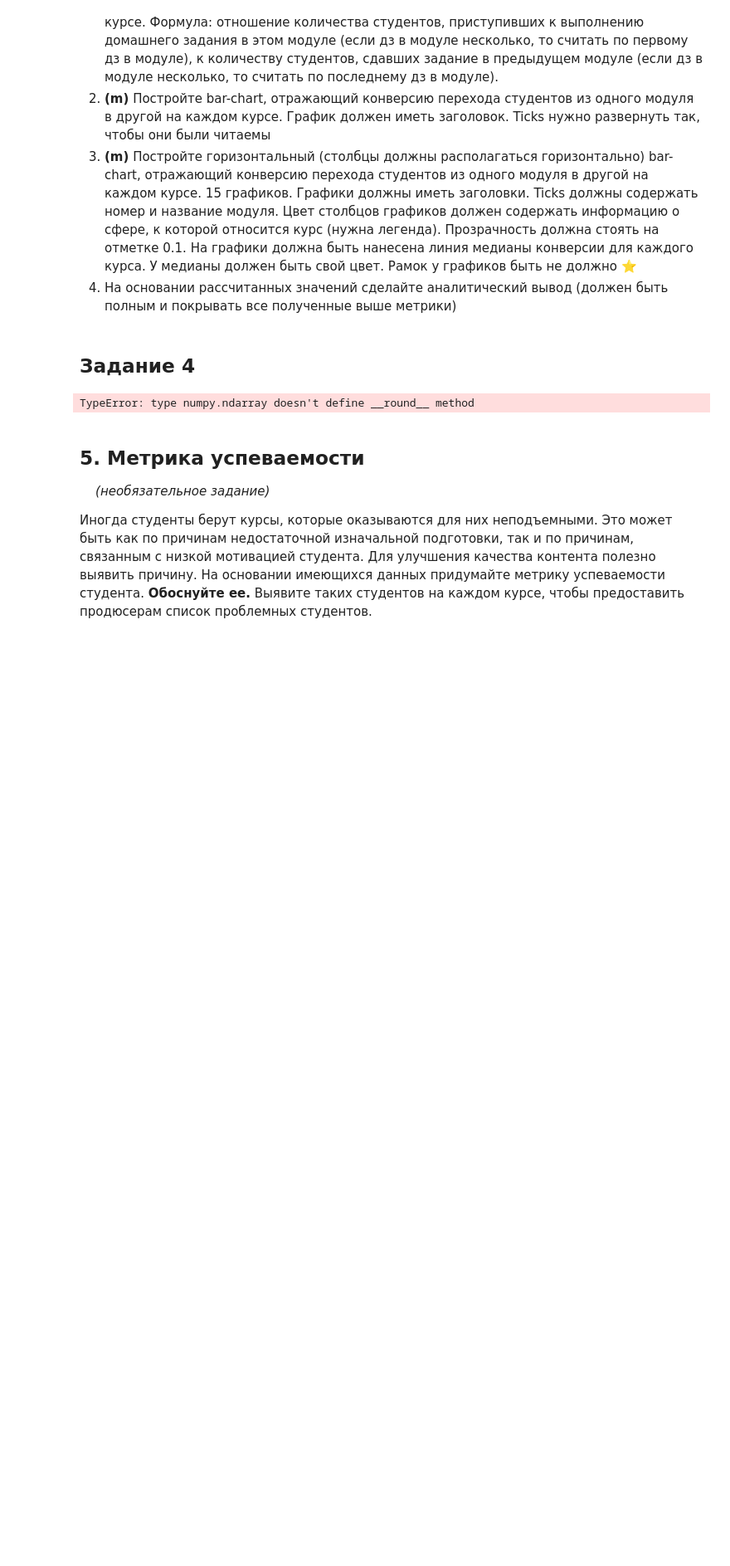
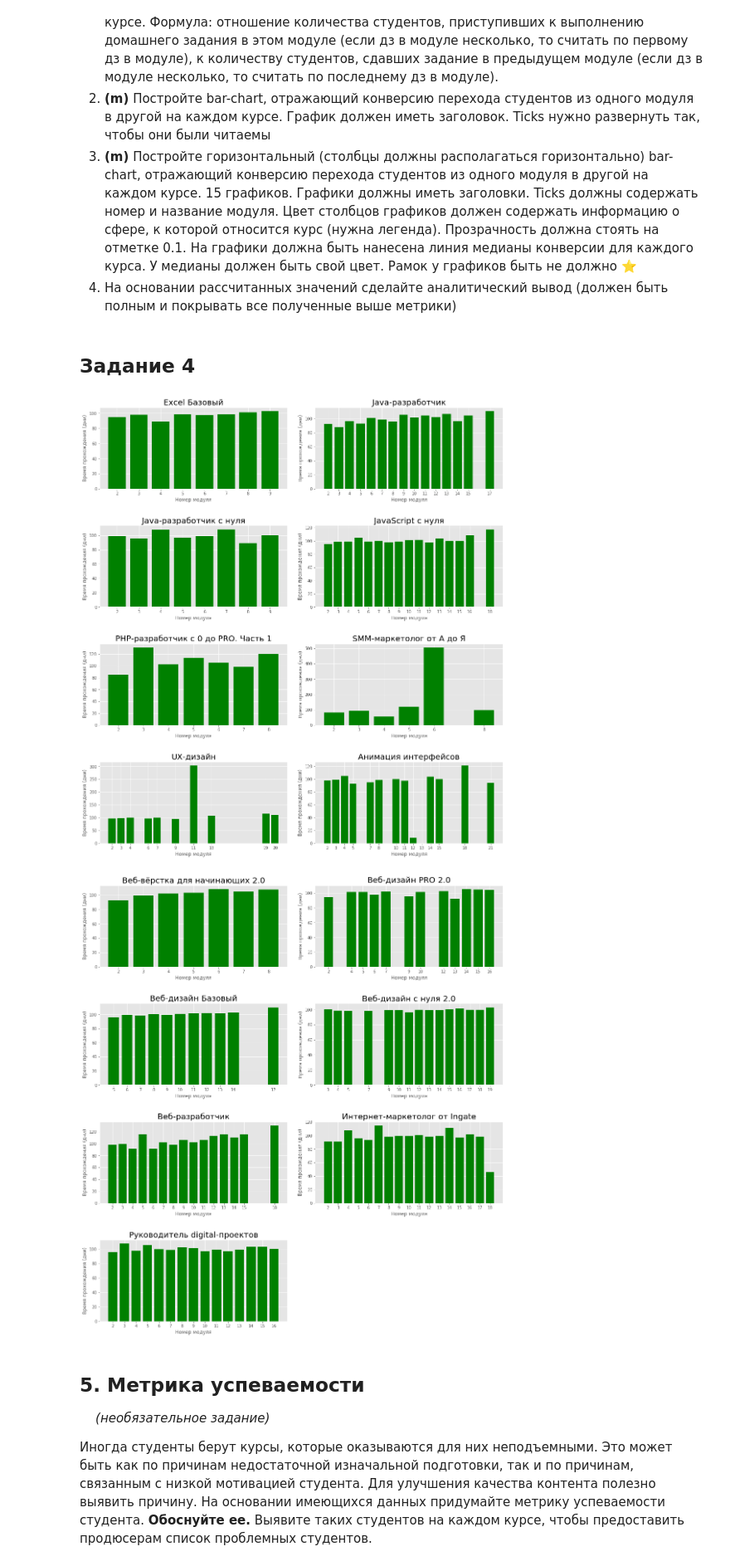
Before and after one commit to Dreeamcatcher/repo, a Jupyter notebook: skillbox/Data analytics - junior/course works/1/Coursework_analytics_1.ipynb, the cells around one changed output. Shown at 83% size. Cells and saved outputs as stored; diff of their text form; code cells hidden in the pictures; blank space fills up the shorter version.

```diff
--- a/skillbox/Data analytics - junior/course works/1/Coursework_analytics_1.ipynb
+++ b/skillbox/Data analytics - junior/course works/1/Coursework_analytics_1.ipynb
@@ -747,20 +747,16 @@ plt.show()
 ## Задание 4
 # %%
 # ЗАДАНИЕ 4.1
-# Посчитать конверсию перехода студентов из одного модуля в другой на каждом курсе.
-# Формула: отношение количества студентов, приступивших к выполнению домашнего задания в этом модуле (если дз в модуле несколько,
-# то считать по первому дз в модуле), к количеству студентов, сдавших задание в предыдущем модуле (если дз в модуле несколько,
-# то считать по последнему дз в модуле).
 
 # ФОРМИРУЕМ ДАТАФРЕМЫ started_df и finished_df, содержащие сведения о количестве студентов (начавших и закончивших) по всем модулям
 
 # формируем датафрейм с номерами модулей и первых уроков, где есть ДЗ
 started_df = homeworks_df.iloc[:,1:4].groupby(['course_title', 'module_number']).agg('first').reset_index()
 # присоединяем к датафрейму данные о всех прогрессах, только по нужным урокам
-started_df = pd.merge(started_df, homeworks_df.iloc[:,1:6], how='inner', on=['course_title', 'module_number', 'lesson_number'])
+started_df = pd.merge(started_df, homeworks_df.iloc[:,1:4], how='inner', on=['course_title', 'module_number', 'lesson_number'])
 # продолжаем работу только с прогрессами имеющими статус start или done
-started_df = started_df[(started_df.status == 'start') | (started_df.status == 'done')]
-started_df.drop(['status', 'student_id'], axis='columns', inplace=True)
+# started_df = started_df[(started_df.status == 'start') | (started_df.status == 'done')]
+# started_df.drop(['status', 'student_id'], axis='columns', inplace=True)
 # считаем количество прогрессов в каждом модуле
 started_df = started_df.groupby(['course_title', 'module_number']).agg('count').reset_index()
 started_df.rename(columns={'lesson_number' : 'start_count'}, inplace=True)
@@ -775,29 +771,56 @@ finished_df.drop(['status', 'student_id'], axis='columns', inplace=True)
 # считаем количество прогрессов в каждом модуле
 finished_df = finished_df.groupby(['course_title', 'module_number']).agg('count').reset_index()
 finished_df.rename(columns={'lesson_number' : 'finish_count'}, inplace=True)
-
 # объединяем данные в датафрейм conversion_df (из датафреймов started_df и finished_df)
 conversion_df = pd.merge(started_df, finished_df, how='outer', on=['course_title', 'module_number'])
 # заполняем пустые значения нулями
 conversion_df.fillna(value=0, inplace=True)
-
 # формируем словарь conversion_dict, содержащий показатели конверсии по курсам
 conversion_dict = {}
 def fill_conversion_dict(group):
+    """заполняет словарь conversion_dict показателями конверсии"""
     conversion_dict[group['course_title'].values[0]] = (group['start_count'].values[1:] / group['finish_count'].values[:-1]) * 100
 
 conversion_df.groupby(['course_title']).apply(fill_conversion_dict)
 
-# conversion_df['finish_count'] = conversion_df['finish_count'].apply(lambda x: 0 if pd.isnull(x) else x)
+# удаляем первый модуль в каждом курсе
+conversion_df = conversion_df.groupby('course_title').apply(lambda group: group.iloc[1:,1:]).reset_index()
+# соединяем все показатели конверсии в список, для последующего присоединения к датафрейму
+conversion_values = [conv for conv_list in conversion_dict.values() for conv in conv_list]
+# создаем столбец conversion и заполняем значениями списка conversion_values
+conversion_df['conversion'] = conversion_values
+# удаляем лишние столбцы
+conversion_df.drop(['level_1', 'start_count', 'finish_count'], axis='columns', inplace=True)
 
- # df.groupby('x').apply(lambda x:
- #             Series({'r': (x.y + x.z).sum() / x.z.sum(),
- #                     's': (x.y + x.z ** 2).sum() / x.z.sum()}))
-
-
-# mask =  [start_df['course_title'] == title].month.apply(
-#     lambda x: any(month_item[-2:] == str_month for month_item in x)
-# )
-# start_df[start_df['course_title'] == title][mask].weight.sum()
+conversion_df.head(10)
-# %% [output]
-TypeError: type numpy.ndarray doesn't define __round__ method
+# %%
+# ЗАДАНИЕ 4.2
+
+subplots = [] # двумерный массив полотен [fig_1[subplots..], fig_2[subplots..]]
+LIMIT_SUBPLOTS, SHAPE = 8, 42
+# рисуем графики по 8 штук
+for fig_number in range(1, math.ceil(len(titles) / LIMIT_SUBPLOTS) + 1 ):
+    subplots.append([])
+    # инициализируем
+    fig = plt.figure()
+    fig.set_size_inches(18, 20)
+    for index, title in enumerate(titles[fig_number * LIMIT_SUBPLOTS - LIMIT_SUBPLOTS : LIMIT_SUBPLOTS * fig_number]):
+        # добавляем и настраиваем холст
+        subplots[fig_number-1].append(fig.add_subplot(int('{}{}'.format(SHAPE, index + 1))))
+        subplots[fig_number-1][index].grid(True)
+        plt.subplots_adjust(wspace=0.15, hspace=0.45)
+        # извлекаем значения осей
+        x_values, y_values = [], []
+        x_values = conversion_df[conversion_df.course_title == title]['module_number'].values
+        y_values = conversion_df[conversion_df.course_title == title]['conversion'].values
+
+        plt.xticks(x_values, fontsize='10')
+        # подписываем
+        subplots[fig_number-1][index].set_title(title, fontsize = '20')
+        subplots[fig_number-1][index].set_ylabel('Показатель конверсии (%)')
+        subplots[fig_number-1][index].set_xlabel('Номер модуля')
+        # рисуем
+        subplots[fig_number-1][index].bar(x_values, y_values, color='green')
+# %% [output]
+[figure, added]
+[figure, added]
```
Also changed, not shown: parts of 3 cells of this notebook.
